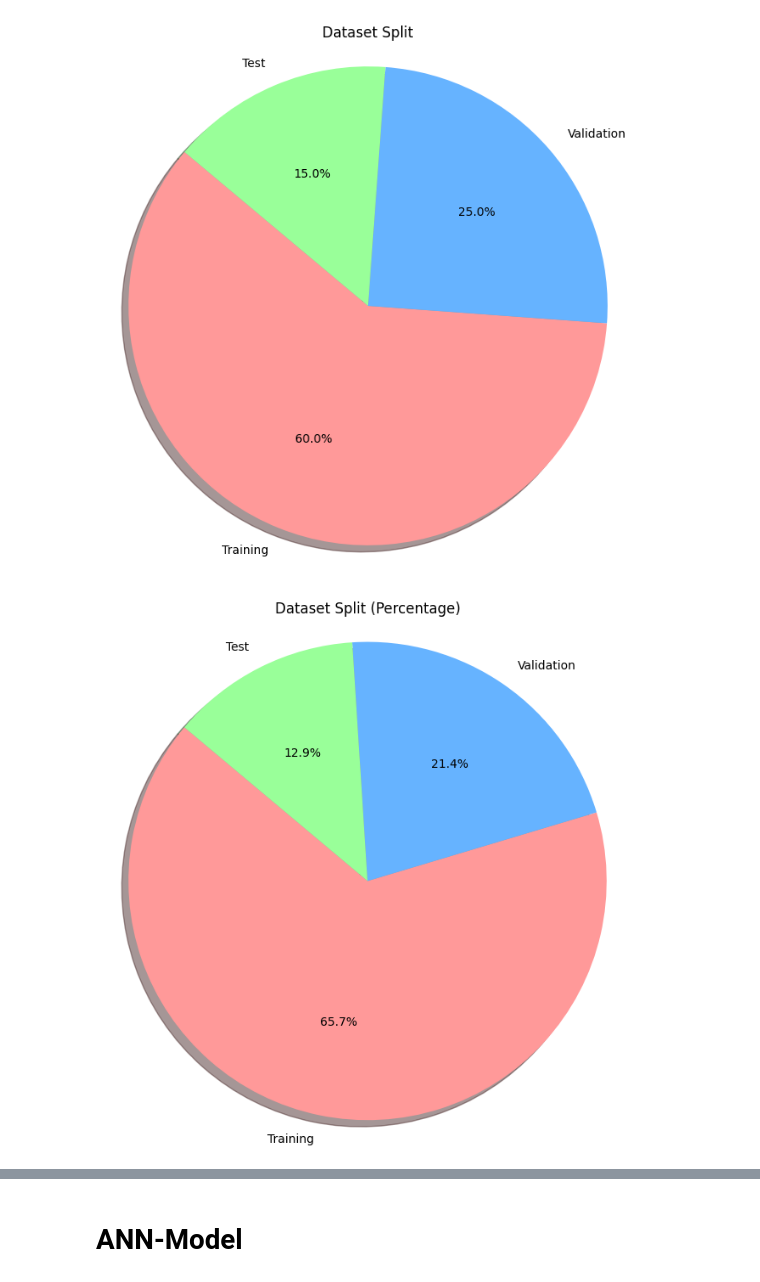
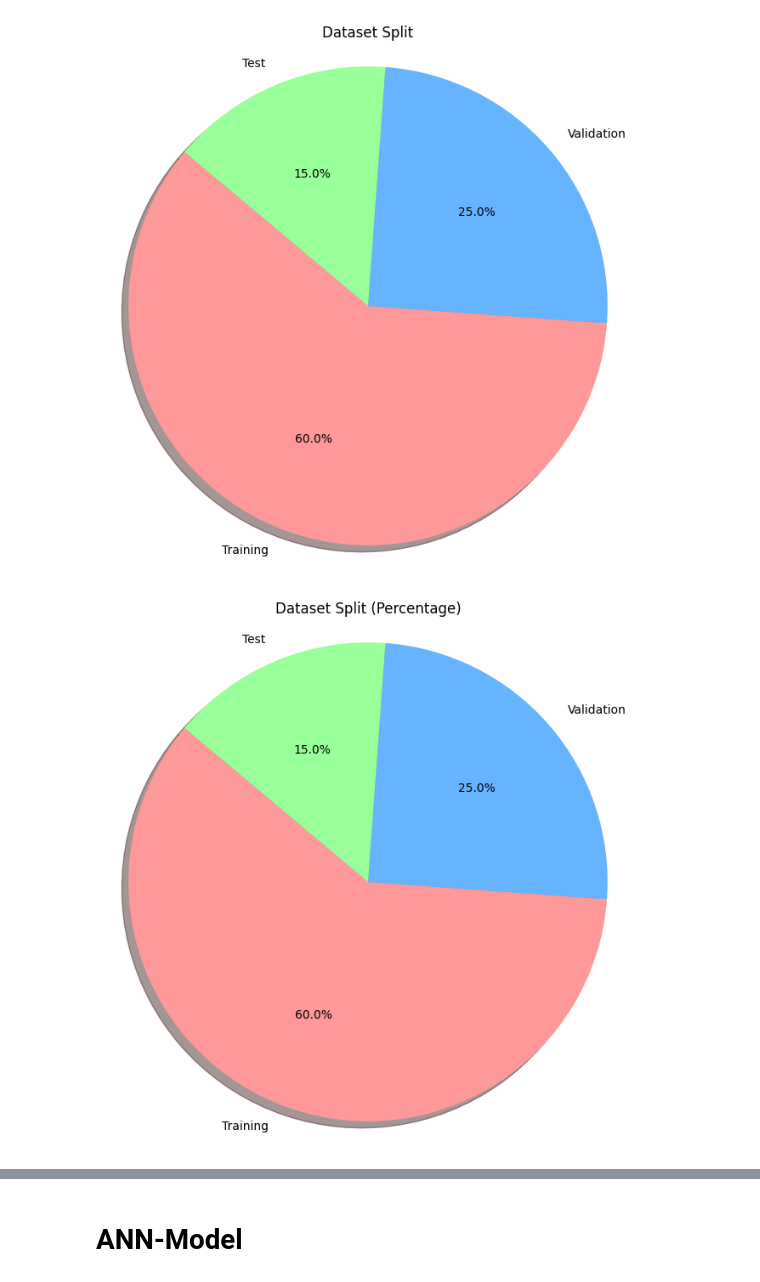
Before and after one commit to Hundmat/CloudClassifier, a Jupyter notebook: CloudClassification.ipynb, the cells around one changed output, grey strips where cells are left out. Drawn from its saved outputs; the diff is of its cells as text; code cells hidden in the pictures.

```diff
--- a/CloudClassification.ipynb
+++ b/CloudClassification.ipynb
@@ -177,15 +177,13 @@ cloudy_dataset = torch.utils.data.Subset(train_dataset, cloudy_indices)
 
 # Clouddataset
 transformCloud = transforms.Compose([
-    transforms.RandomHorizontalFlip(),  # Apply random horizontal flipping
-    transforms.RandomRotation([0, 90]),  # Random rotation up to 40 degrees
     transforms.Normalize(mean=mean, std=std)  # Normalize using calculated mean and std
 ])
 
 # Define the transformations
 transform = transforms.Compose([
     transforms.RandomHorizontalFlip(),  # Apply random horizontal flipping
-    transforms.RandomRotation([90, 270]),  # Random rotation up to 40 degrees
+    transforms.RandomRotation([0, 270]),  # Random rotation up to 40 degrees
     transforms.Normalize(mean=mean, std=std)  # Normalize using calculated mean and std
 ])
 
@@ -199,7 +197,7 @@ val_dataset.dataset.transform = transform_normalize
 test_dataset.dataset.transform = transform_normalize
 
 # Combine the datasets
-train_dataset = ConcatDataset([train_dataset, cloudy_dataset])
+#train_dataset = ConcatDataset([train_dataset, cloudy_dataset])
 
 
 # DataLoaders
@@ -272,7 +270,7 @@ Number of training samples: 332
 Number of validation samples: 108
 Number of testing samples: 65
 [figure]
-[figure, old version]
+[figure, new version]
 # %%
 import matplotlib.pyplot as plt
 from sklearn import metrics
```
Also changed, not shown: parts of 5 cells of this notebook.
